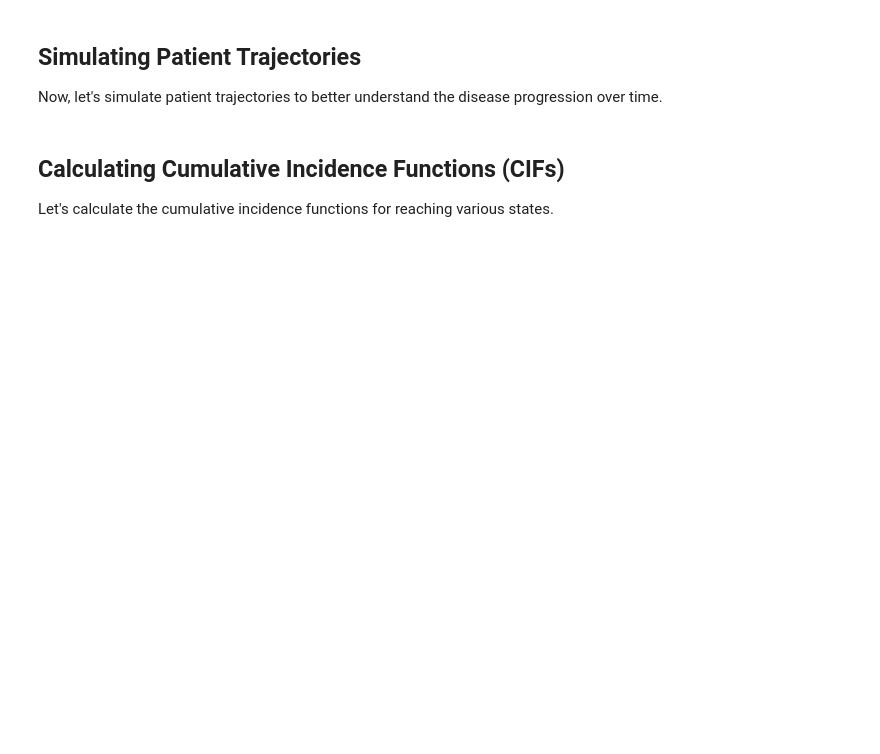
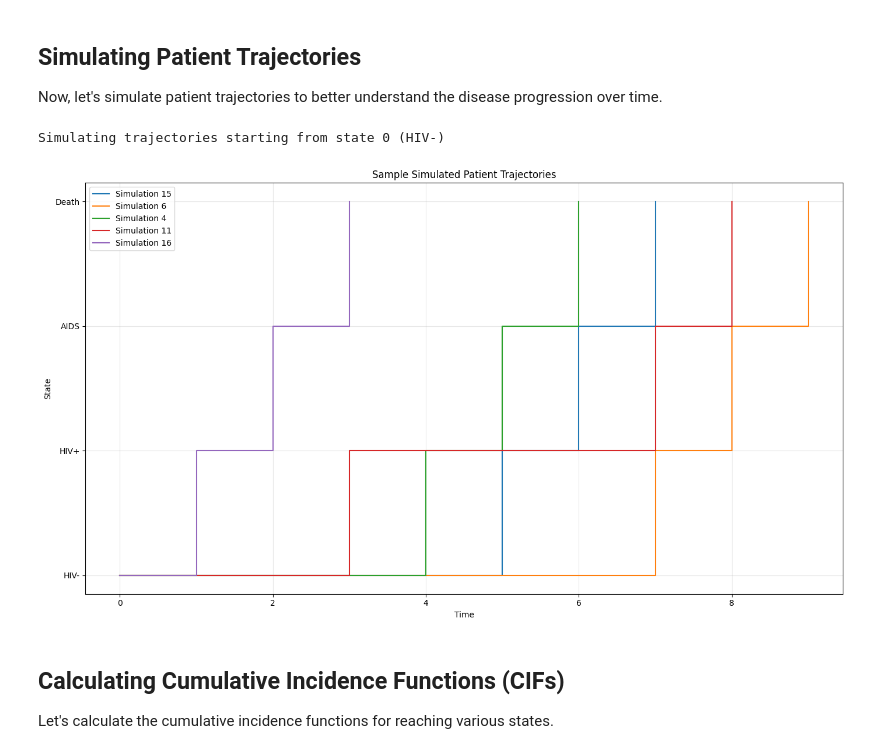
Before and after one commit to denizakdemir/multistate_nn, a Jupyter notebook: examples/aidssi_real_data_example.ipynb, the cells around one changed output. Cells and saved outputs as stored; diff of their text form; code cells hidden in the pictures; blank space fills up the shorter version.

Commit message:
Second push with real data example

```diff
--- a/examples/aidssi_real_data_example.ipynb
+++ b/examples/aidssi_real_data_example.ipynb
@@ -109,15 +184,13 @@ model_state_transitions
 # %%
-# Rename the columns to match MultiStateNN's expectations
-df = competing_risk_dataset.copy()
+# Prepare the data - scale the numerical covariates
+df = aidssi_df.copy()
 
-# Ensure all covariates are numeric
-for col in covariate_cols:
-    if df[col].dtype == object:  # If column is categorical
-        df[col] = df[col].astype('category').cat.codes
+# Ensure all categorical covariates are properly encoded
+categorical_cols = ["ccr5"]
+numerical_cols = [col for col in covariate_cols if col not in categorical_cols]
 
 # Scale numerical covariates
-from sklearn.preprocessing import StandardScaler
 scaler = StandardScaler()
-df[covariate_cols] = scaler.fit_transform(df[covariate_cols])
+df[numerical_cols] = scaler.fit_transform(df[numerical_cols])
 
 df.head()
@@ -136,9 +216,9 @@ model = fit(
     input_dim=input_dim,
     hidden_dims=hidden_dims,
     num_states=num_states,
-    state_transitions=model_state_transitions,
-    epochs=50,
-    batch_size=64,
+    state_transitions=state_transitions,
+    epochs=30,  # Fewer epochs for the example
+    batch_size=32,
     learning_rate=0.001
 )
 # %% [markdown]
@@ -172,15 +269,15 @@ def print_transition_probs(x, model, time_idx, from_state):
     print(f"Transition probabilities from {state_labels[from_state]} state (t={time_idx}):")
     return result_df
 
-# Let's make predictions from state 1 (HIV) for our sample patients
+# Let's make predictions from state 1 (HIV+) for our sample patients
 try:
-    from_state = 1  # HIV
+    from_state = 1  # HIV+
     probs_hiv = print_transition_probs(x_test, model, time_idx=0, from_state=from_state)
     display(probs_hiv)
 except Exception as e:
     print(f"Error predicting from state {from_state}: {e}")
     # Try another state if the first one fails
-    available_states = [s for s in model_state_transitions.keys() if model_state_transitions[s]]
+    available_states = [s for s in state_transitions.keys() if state_transitions[s]]
     if available_states:
         from_state = available_states[0]
         print(f"Trying with state {from_state} instead...")
@@ -229,46 +339,50 @@ Now, let's simulate patient trajectories to better understand the disease progre
 # %%
 # Simulate trajectories for the first patient
 try:
-    # Assume patients start in state 1 (HIV)
-    start_state = 1
+    # Choose a valid starting state that has transitions
+    available_start_states = [s for s in state_transitions.keys() if state_transitions[s]]
+    start_state = available_start_states[0] if available_start_states else 0
+
     max_time = 10
     n_simulations = 20
+
+    print(f"Simulating trajectories starting from state {start_state} ({state_labels[start_state]})")
 
     trajectories = simulate_patient_trajectory(
         model=model,
         x=patient1,
         start_state=start_state,
         max_time=max_time,
         n_simulations=n_simulations,
         seed=42
     )
 
     # Combine all trajectories
     all_trajectories = pd.concat(trajectories, ignore_index=True)
-
-    # Convert states to labels
-    all_trajectories['state_label'] = all_trajectories['state'].apply(lambda s: state_labels[s])
 
     # Plot a few sample trajectories
     plt.figure(figsize=(14, 8))
 
     # Select 5 random simulations to plot
     sample_sims = np.random.choice(n_simulations, min(5, n_simulations), replace=False)
 
     for sim_idx in sample_sims:
         sim_data = all_trajectories[all_trajectories['simulation'] == sim_idx]
         plt.step(sim_data['time'], sim_data['state'], where='post', label=f'Simulation {sim_idx+1}')
 
     plt.xlabel('Time')
     plt.ylabel('State')
     plt.yticks(list(state_labels.keys()), [state_labels[s] for s in state_labels.keys()])
     plt.title('Sample Simulated Patient Trajectories')
     plt.grid(True, alpha=0.3)
     plt.legend()
     plt.tight_layout()
     plt.show()
 except Exception as e:
     print(f"Error simulating patient trajectories: {e}")
+# %% [output]
+Simulating trajectories starting from state 0 (HIV-)
+[figure, added]
 # %% [markdown]
 ## Calculating Cumulative Incidence Functions (CIFs)
 
```
Also changed, not shown: parts of 20 cells of this notebook, 7 other files.
